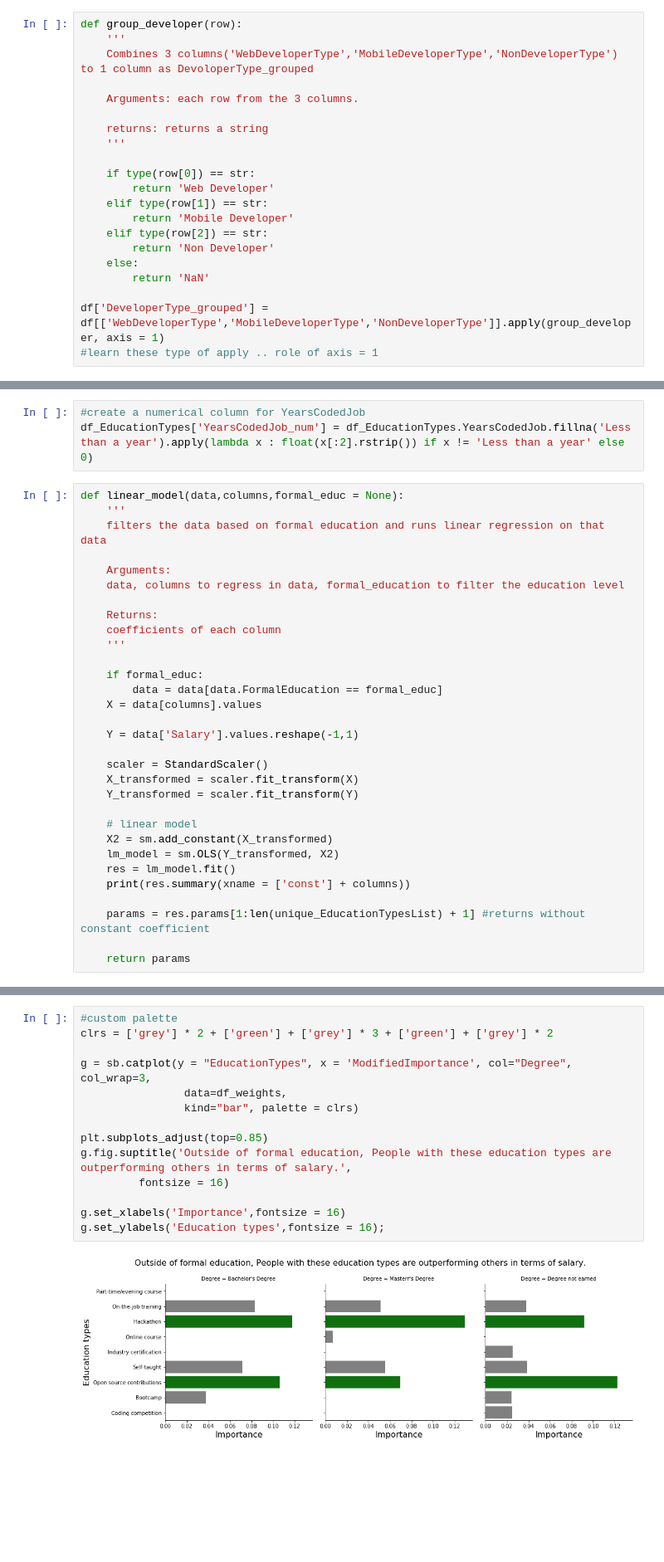
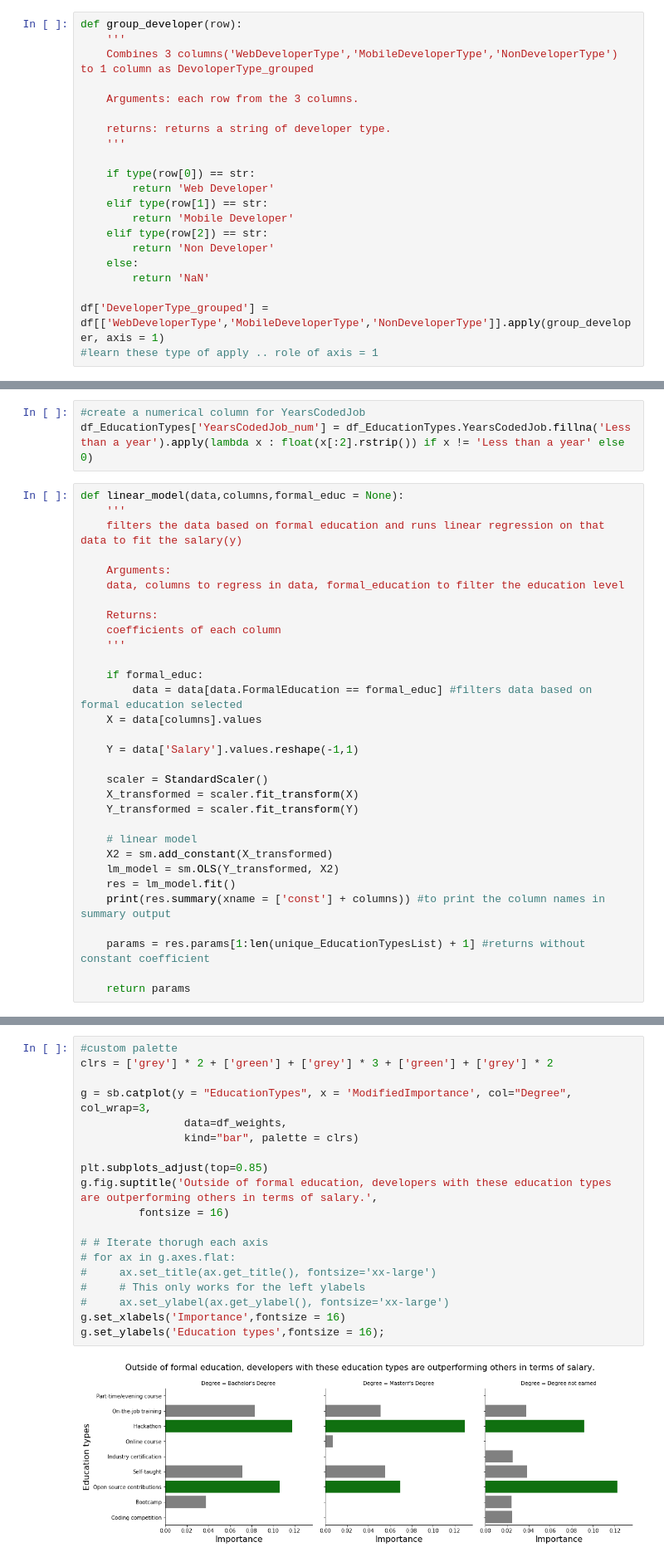
Before and after one commit to kalyanpesala17/stackoverflow, a Jupyter notebook: stackoverflow.ipynb, the cells around one changed output, grey strips where cells are left out. Shown at 83% size. Cells and saved outputs as stored; diff of their text form; blank space fills up the shorter version.

```diff
--- a/stackoverflow.ipynb
+++ b/stackoverflow.ipynb
@@ -205,7 +215,7 @@ def group_developer(row):
 
     Arguments: each row from the 3 columns.
 
-    returns: returns a string
+    returns: returns a string of developer type.
     '''
 
     if type(row[0]) == str:
@@ -345,7 +359,7 @@ df_EducationTypes['YearsCodedJob_num'] = df_EducationTypes.YearsCodedJob.fillna(
 # %%
 def linear_model(data,columns,formal_educ = None):
     '''
-    filters the data based on formal education and runs linear regression on that data
+    filters the data based on formal education and runs linear regression on that data to fit the salary(y)
 
     Arguments:
     data, columns to regress in data, formal_education to filter the education level
@@ -355,7 +369,7 @@ def linear_model(data,columns,formal_educ = None):
     '''
 
     if formal_educ:
-        data = data[data.FormalEducation == formal_educ]
+        data = data[data.FormalEducation == formal_educ] #filters data based on formal education selected
     X = data[columns].values
 
     Y = data['Salary'].values.reshape(-1,1)
@@ -368,7 +382,7 @@ def linear_model(data,columns,formal_educ = None):
     X2 = sm.add_constant(X_transformed)
     lm_model = sm.OLS(Y_transformed, X2)
     res = lm_model.fit()
-    print(res.summary(xname = ['const'] + columns))
+    print(res.summary(xname = ['const'] + columns)) #to print the column names in summary output
 
     params = res.params[1:len(unique_EducationTypesList) + 1] #returns without constant coefficient
 
@@ -462,16 +476,21 @@ df_weights['ModifiedImportance'] = df_weights['Importance'].apply(lambda x : 0 i
 # %%
 #custom palette
 clrs = ['grey'] * 2 + ['green'] + ['grey'] * 3 + ['green'] + ['grey'] * 2
 
 g = sb.catplot(y = "EducationTypes", x = 'ModifiedImportance', col="Degree", col_wrap=3,
                 data=df_weights,
                 kind="bar", palette = clrs)
 
 plt.subplots_adjust(top=0.85)
-g.fig.suptitle('Outside of formal education, People with these education types are outperforming others in terms of salary.',
+g.fig.suptitle('Outside of formal education, developers with these education types are outperforming others in terms of salary.',
          fontsize = 16)
 
+# # Iterate thorugh each axis
+# for ax in g.axes.flat:
+#     ax.set_title(ax.get_title(), fontsize='xx-large')
+#     # This only works for the left ylabels
+#     ax.set_ylabel(ax.get_ylabel(), fontsize='xx-large')
 g.set_xlabels('Importance',fontsize = 16)
 g.set_ylabels('Education types',fontsize = 16);
 # %% [output]
-[figure, old version]
+[figure, new version]
```
Also changed, not shown: parts of 14 cells of this notebook.
